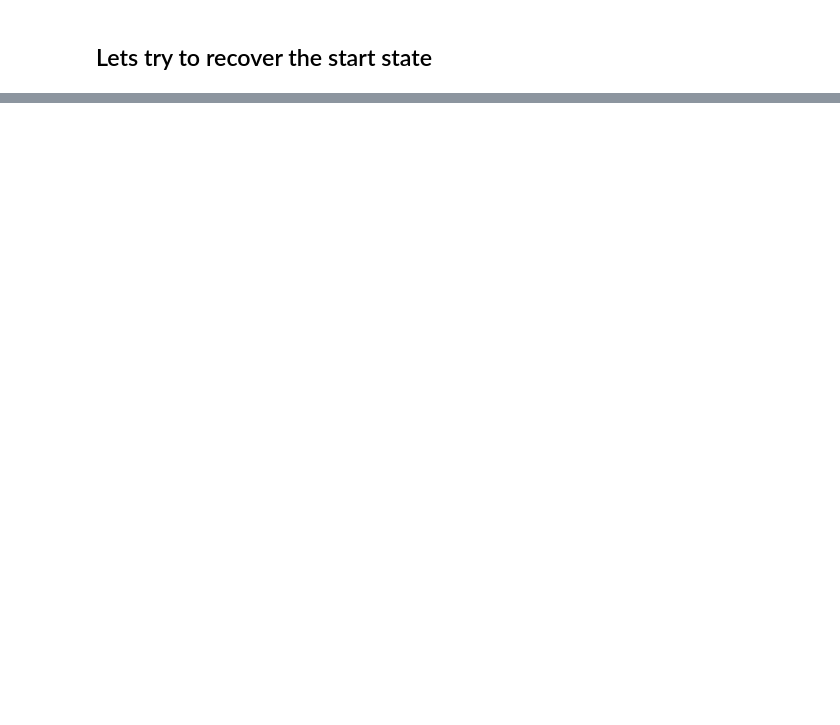
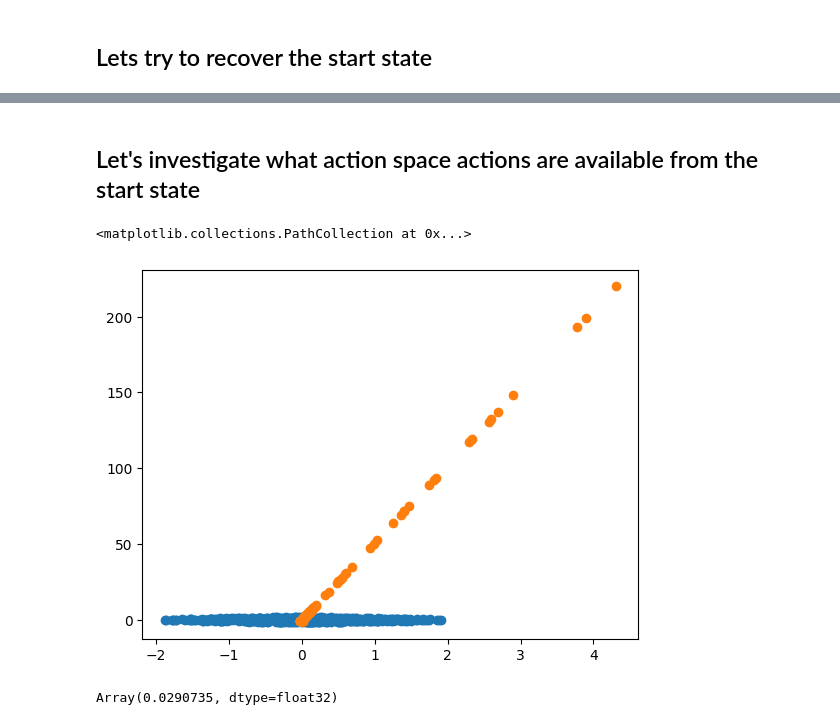
Before and after one commit to mishmish66/go_by_vibes, a Jupyter notebook: actor_eval.ipynb, the cells around one changed output, grey strips where cells are left out. Cells and saved outputs as stored; diff of their text form; code cells hidden in the pictures; blank space fills up the shorter version.

```diff
--- a/actor_eval.ipynb
+++ b/actor_eval.ipynb
@@ -332,0 +373,34 @@ Array(0.00179724, dtype=float32)
+# %% [markdown]
+## Let's investigate what action space actions are available from the start state
+# %%
+sample_count = 512
+rng, key = jax.random.split(key)
+action_samples = (
+    jax.random.ball(rng, d=encoded_action_dim, p=1, shape=[sample_count])
+    * vibe_config.action_radius
+)
+
+rng, key = jax.random.split(key)
+rngs = jax.random.split(rng, sample_count)
+action_space_actions = jax.vmap(
+    jax.tree_util.Partial(
+        decode_action,
+        latent_state=latent_start_state,
+        vibe_state=vibe_state,
+        vibe_config=vibe_config,
+    )
+)(rngs, action_samples)
+
+plt.scatter(x=action_samples[..., 0], y=action_samples[..., 1])
+plt.scatter(x=action_space_actions[..., 0], y=action_space_actions[..., 1])
+
+# set lims
+plt.xlim(-2, 2)
+plt.ylim(-2, 2)
+# %% [output]
+<matplotlib.collections.PathCollection at 0x...>
+[figure, added]
+# %%
+jnp.sort(action_space_actions[..., 0])[(action_space_actions.shape[0] * 4) // 8]
+# %% [output]
+Array(0.0290735, dtype=float32)
```
Also changed, not shown: parts of 19 cells of this notebook.
